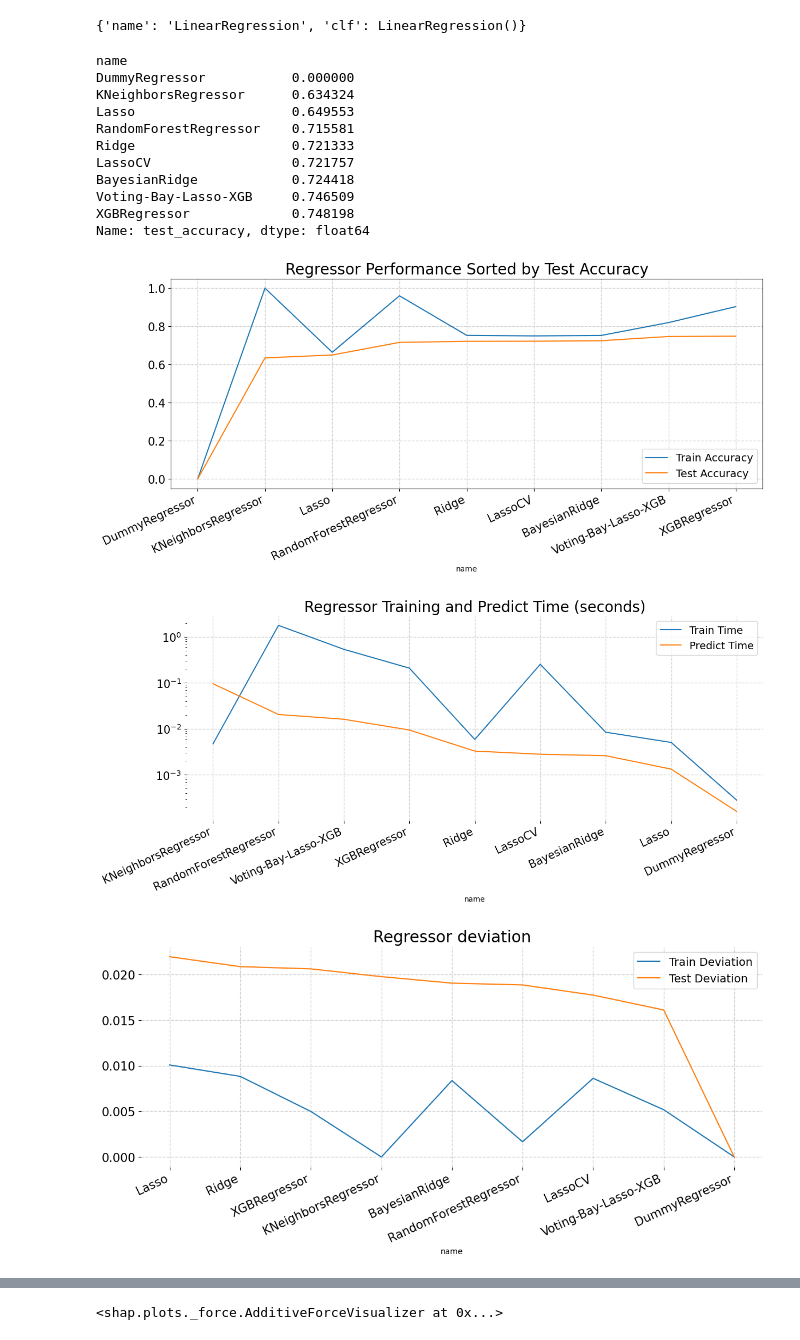
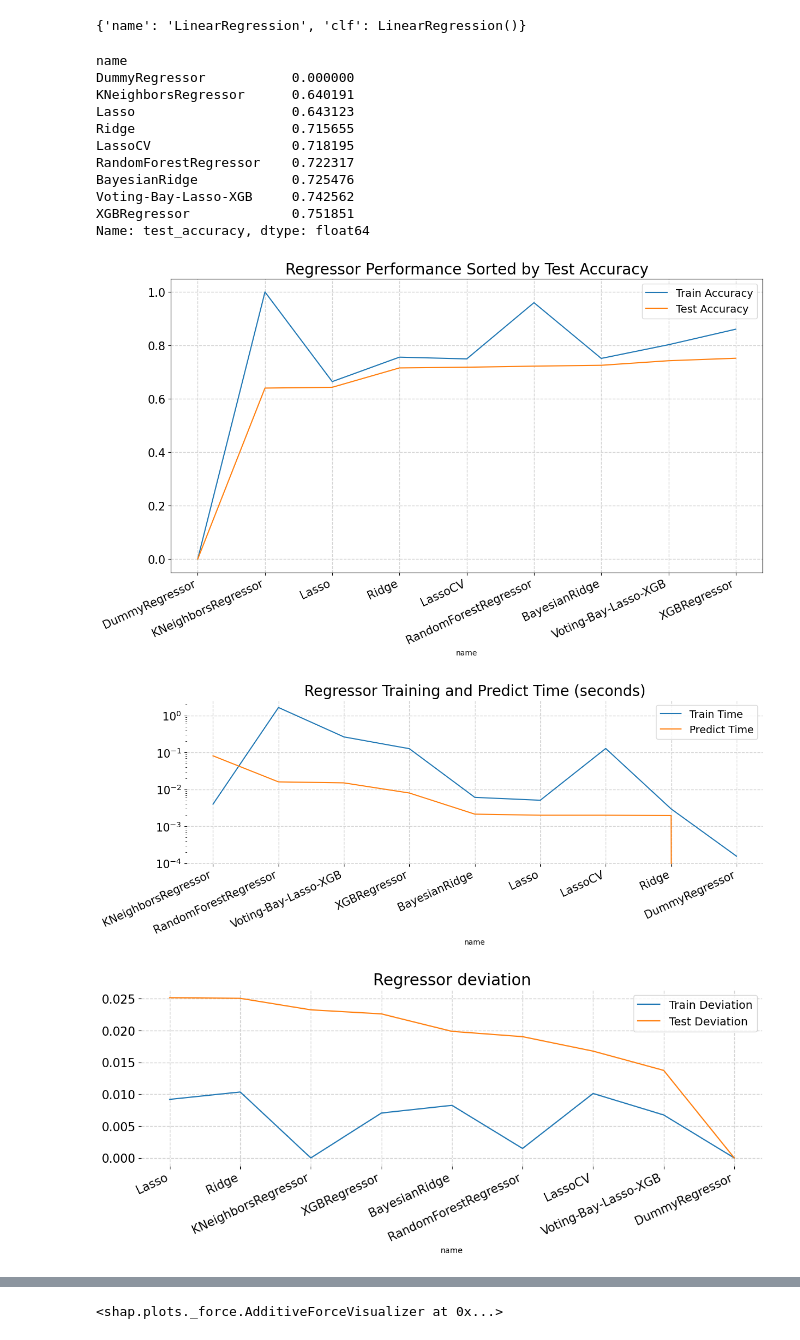
Before and after one commit to CeVague/Projet_4-Anticipez_besoins_consommation_batiments, a Jupyter notebook: Prediction.ipynb, the cells around one changed output, grey strips where cells are left out. Saved outputs shown, nothing was run; the diff lists cells and outputs as text; code cells hidden in the pictures.

```diff
--- a/Prediction.ipynb
+++ b/Prediction.ipynb
@@ -70,7 +70,10 @@ def launch_kfold(model, X, y, splits=8, silence=False):
         score = metrics.mean_squared_error(y_test, y_pred, squared=True)
         score_final['RMSE'] += score
 
-        score = metrics.mean_absolute_error(y_test.applymap(lambda x:max(0, x)), y_pred)
+        if len(y_test.shape)>1:
+            score = metrics.mean_absolute_error(y_test.applymap(lambda x:max(0, x)), y_pred)
+        else:
+            score = metrics.mean_absolute_error(y_test.apply(lambda x:max(0, x)), y_pred)
         score_final['MAE'] += score
 
     if not silence:
@@ -289,11 +292,11 @@ params = [{'strategy':['mean', 'median']},
           {"alpha": np.arange(0.1, 0.9, 0.01)},
           {'alpha_init':[1, 1.4, 1.9],
            'lambda_init': [1e-1, 1e-3, 1e-5]},
-          {"learning_rate": [0.10, 0.15],
-            "max_depth": [3, 5],
-            "min_child_weight": [2, 3, 4],
-            "gamma":[0.0, 0.05],
-            "colsample_bytree":[0.3, 0.4]}]
+          {"learning_rate": [0.15, 0.20, 0.25],
+            "max_depth": [1, 2, 3],
+            "min_child_weight": [4, 5, 7, 10],
+            "gamma":[0.0],
+            "colsample_bytree":[0.3]}]
 
 
 best_model = grid_search_cv_models(data_X[col_num], data_Y[TARGET], models, params)
@@ -387,50 +390,50 @@ models = [
           {"name": "BayesianRidge", "clf": BayesianRidge()},
           {"name": "Best Model", "clf": best_model}]
 
-for model in list_models*50:
+for model in list_models*25:
     model_details = train_model(model, data_X[col_num], data_Y[TARGET])
     trained_models.append(model_details)
 
 
 
 # visualize accuracy and run time
 setup_plot()
-model_df = pd.DataFrame(trained_models).groupby('name').mean()
+model_df = pd.DataFrame(trained_models).groupby('name').median()
 model_df.sort_values("test_accuracy", inplace=True)
 print(model_df["test_accuracy"])
-ax = model_df[["train_accuracy","test_accuracy"]].plot(kind="line", figsize=(14,5), title="Regressor Performance Sorted by Test Accuracy")
+ax = model_df[["train_accuracy","test_accuracy"]].plot(kind="line", figsize=(14,7), title="Regressor Performance Sorted by Test Accuracy")
 ax.legend(["Train Accuracy", "Test Accuracy"])
 ax.title.set_size(20)
 ax.set_xticks(range(len(model_df)), model_df.index.to_list(), rotation=25, ha='right')
 #plt.xticks(rotation=90)
 
 model_df.sort_values("predict_time", inplace=True, ascending=False)
-ax= model_df[["train_time", "predict_time"]].plot(kind="line", figsize=(14,5), grid=True, title="Regressor Training and Predict Time (seconds)", logy=True)
+ax= model_df[["train_time", "predict_time"]].plot(kind="line", figsize=(14,4), grid=True, title="Regressor Training and Predict Time (seconds)", logy=True)
 ax.title.set_size(20)
 ax.legend(["Train Time", "Predict Time"])
 ax.set_xticks(range(len(model_df)), model_df.index.to_list(), rotation=25, ha='right')
 plt.box(False)
 
 
 model_df = pd.DataFrame(trained_models).groupby('name').std()
 model_df.sort_values("test_accuracy", inplace=True, ascending=False)
-ax= model_df[["train_accuracy","test_accuracy"]].plot(kind="line", figsize=(14,5), grid=True, title="Regressor deviation")
+ax= model_df[["train_accuracy","test_accuracy"]].plot(kind="line", figsize=(14,4), grid=True, title="Regressor deviation")
 ax.title.set_size(20)
 ax.legend(["Train Deviation", "Test Deviation"])
 ax.set_xticks(range(len(model_df)), model_df.index.to_list(), rotation=25, ha='right')
 plt.box(False)
 # %% [output]
 name
 DummyRegressor           0.000000
-KNeighborsRegressor      0.634324
-Lasso                    0.649553
-RandomForestRegressor    0.715581
-Ridge                    0.721333
-LassoCV                  0.721757
-BayesianRidge            0.724418
-Voting-Bay-Lasso-XGB     0.746509
-XGBRegressor             0.748198
+KNeighborsRegressor      0.640191
+Lasso                    0.643123
+Ridge                    0.715655
+LassoCV                  0.718195
+RandomForestRegressor    0.722317
+BayesianRidge            0.725476
+Voting-Bay-Lasso-XGB     0.742562
+XGBRegressor             0.751851
 Name: test_accuracy, dtype: float64
-[figure, old version]
+[figure, new version]
-[figure, old version]
+[figure, new version]
-[figure, old version]
+[figure, new version]
```
Also changed, not shown: parts of 17 cells of this notebook.
